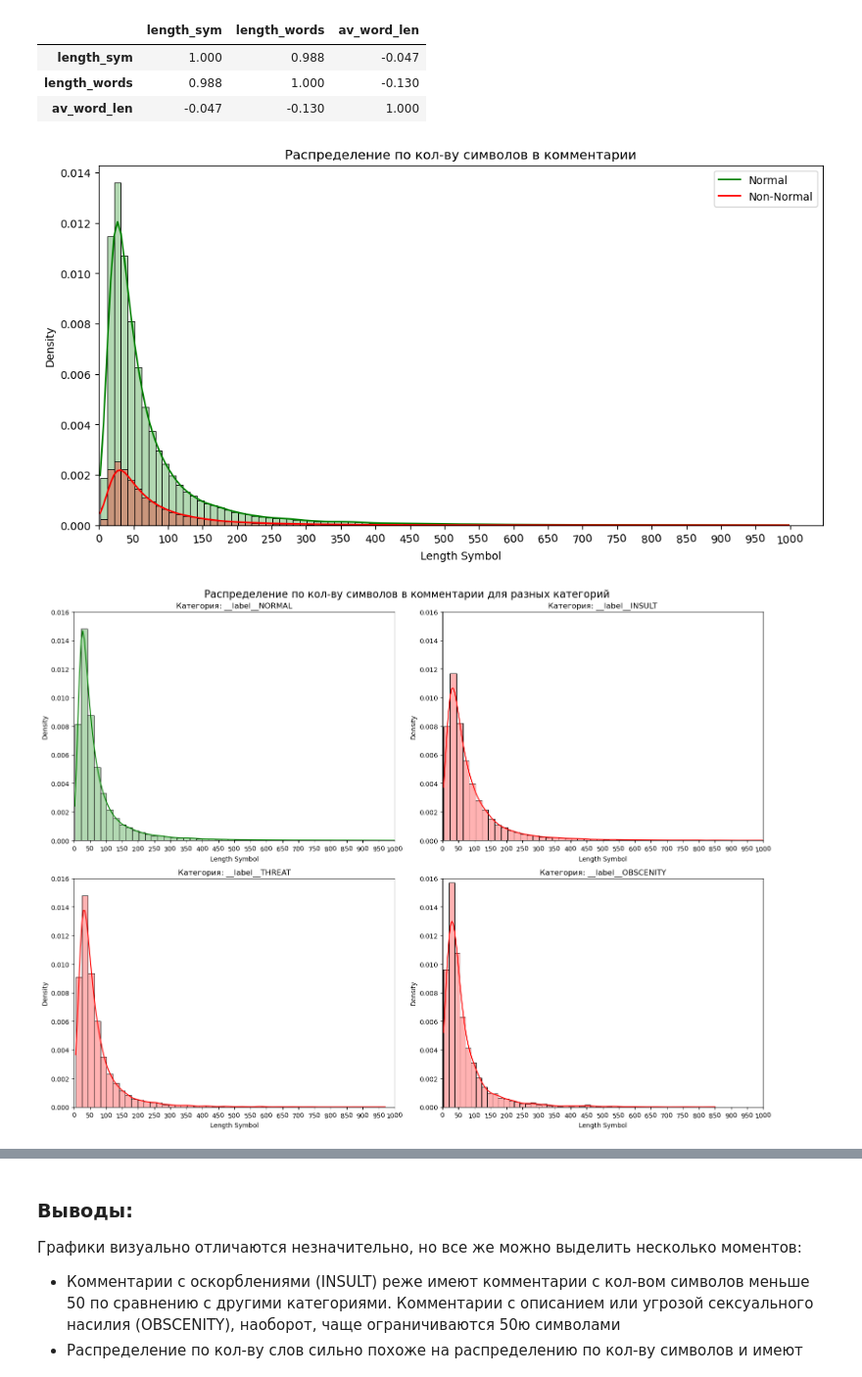
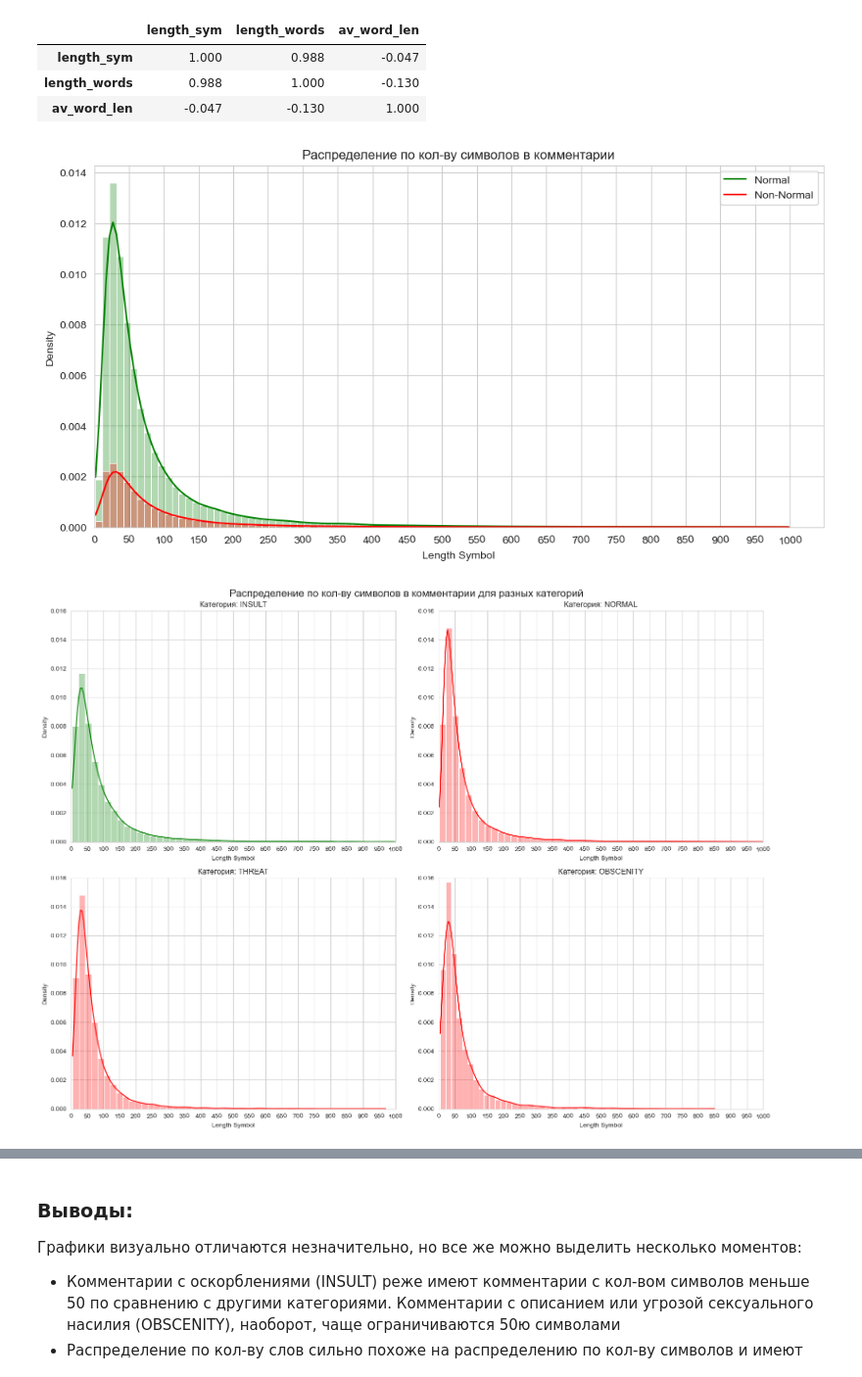
Before and after one commit to toxic-comments/toxic-comments, a Jupyter notebook: EDA/EDA.ipynb, the cells around one changed output, grey strips where cells are left out. Shown at 98% size. Saved outputs shown, nothing was run; the diff lists cells and outputs as text; code cells hidden in the pictures.

```diff
--- a/EDA/EDA.ipynb
+++ b/EDA/EDA.ipynb
@@ -133,3 +133,7 @@ display(pivot_formated)
 # %%
 df['label'] = df['label'].apply(lambda x: '__label__OBSCENITY' if '__label__OBSCENITY' in x else x)
 df['label'] = df['label'].apply(lambda x: '__label__THREAT' if '__label__THREAT' in x else x)
+df['label'] = df['label'].apply(lambda name: re.sub("__label__", "", name))
+
+categories = df['label'].unique()
+categories
@@ -163,10 +169,10 @@ display(pivot_formated)
 ### 3.1 Добавляем признаки
 # %%
 # Убираем стоп-слова
-stopwords = set(stopwords.words('russian'))
-print(f'Загружено русских стоп-слов: {len(stopwords)}')
+stopwords_set = set(stopwords.words('russian'))
+print(f'Загружено русских стоп-слов: {len(stopwords_set)}')
 print('Стоп-слова:')
-print(sorted(list(stopwords)))
+print(sorted(list(stopwords_set)))
 # %% [output]
 Загружено русских стоп-слов: 151
 Стоп-слова:
@@ -176,11 +182,11 @@ print(sorted(list(stopwords)))
 def clean_comment(text):
 
     regex = re.compile('[a-zA-Zа-яА-ЯёЁ0-9-]+')
-    words = regex.findall(str(text))
+    words = regex.findall(text)
 
     filtered_words = [
         word for word in words
-        if word not in stopwords and len(word) > 1
+        if word not in stopwords_set and len(word) > 1
     ]
 
     return ' '.join(filtered_words)
@@ -237,7 +243,7 @@ df
 248290 rows × 7 columns
 # %%
 # Рассмотрим распределение этих столбцов в зависимости от типа комментария (комментарии с меткой '__label__NORMAL' и все остальные)
-df['is_normal'] = (df['label'] == '__label__NORMAL')
+df['is_normal'] = (df['label'] == 'NORMAL')
 cols = ['length_sym', 'length_words', 'av_word_len']
 
 normal_stats = df[df['is_normal']][cols].describe()
@@ -598,37 +604,36 @@ plt.legend(['Normal', 'Non-Normal'])
 plt.xlim(0)
 plt.show()
 # %% [output]
-[figure, old version]
+[figure, new version]
 # %%
 fig, axes = plt.subplots(2, 2, figsize=(16, 12))
 fig.suptitle('Распределение по кол-ву символов в комментарии для разных категорий', fontsize=16)
 
-categories = ['__label__NORMAL', '__label__INSULT', '__label__THREAT', '__label__OBSCENITY']
 colors = ['green', 'red', 'red', 'red']
 
 for i, category in enumerate(categories):
     row = i // 2
     col = i % 2
 
     df_filtered = df[df['label'] == category]
 
     sns.histplot(data=df_filtered, x='length_sym',
                  bins=50, alpha=0.3, color=colors[i],
                  stat='density', kde=True, ax=axes[row, col])
 
     axes[row, col].set_title(f'Категория: {category}')
     axes[row, col].set_xlabel('Length Symbol')
     axes[row, col].set_ylabel('Density')
     axes[row, col].set_xlim(0, 1000)
     axes[row, col].set_ylim(0, 0.016)
     axes[row, col].set_xticks(range(0, 1001, 50))
     axes[row, col].tick_params(axis='x', rotation=5)
     axes[row, col].locator_params(axis='x', nbins=40)
 
 plt.tight_layout()
 plt.show()
 # %% [output]
-[figure, old version]
+[figure, new version]
 # %%
 plt.figure(figsize=(12, 6))
 sns.histplot(data=df, x='length_words', hue='is_normal',
```
Also changed, not shown: parts of 13 cells of this notebook.
